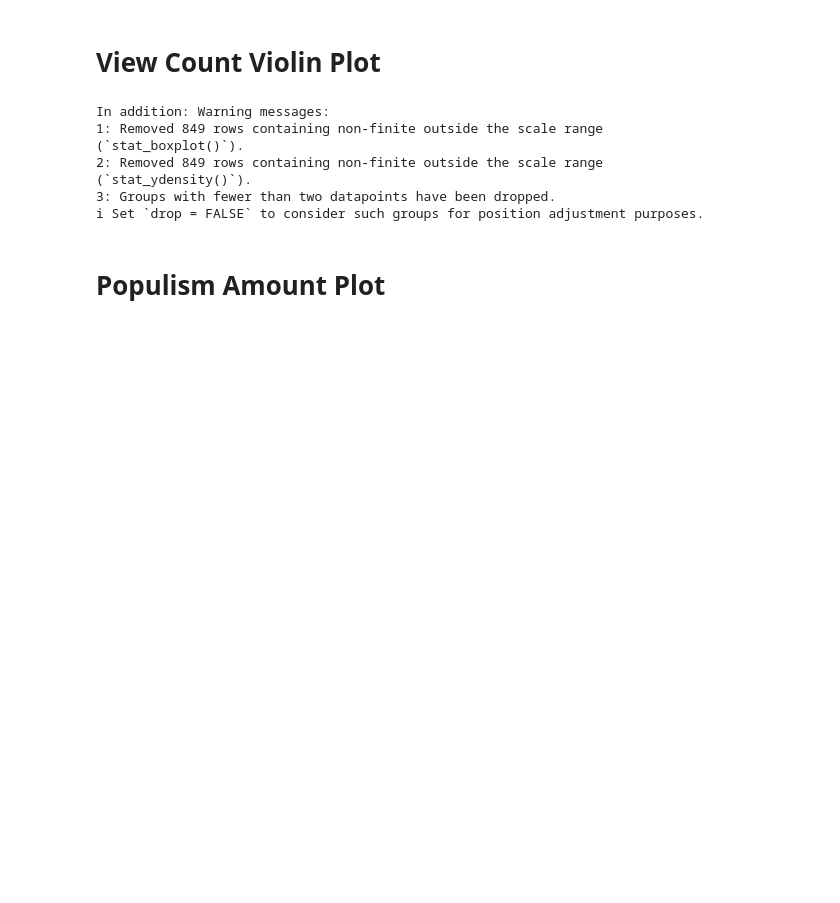
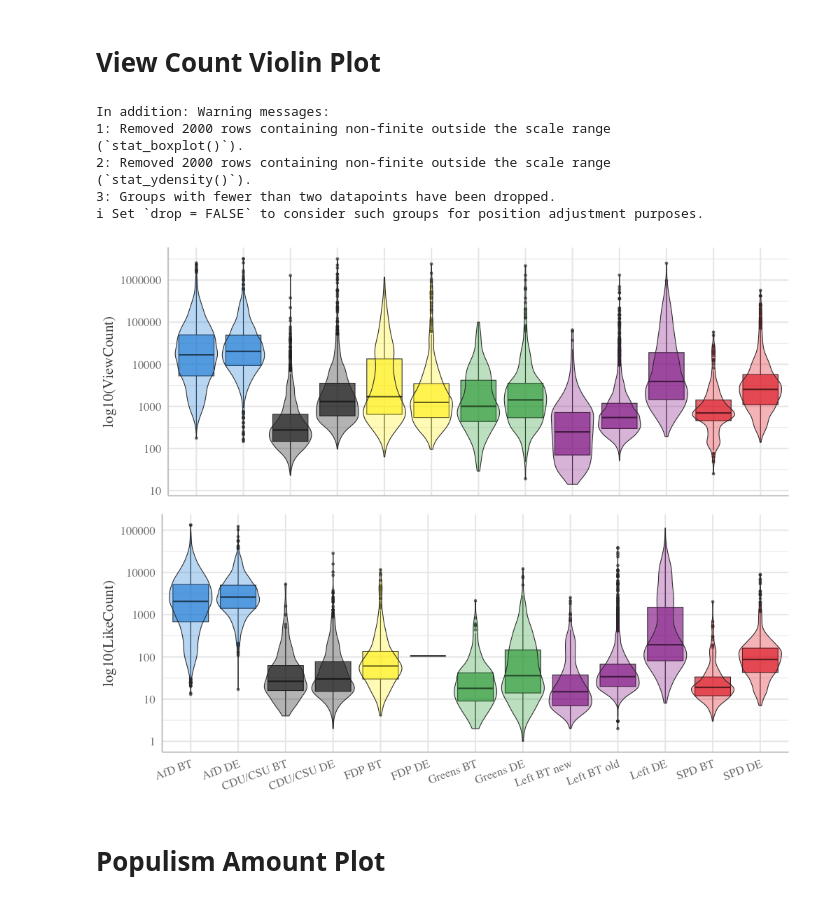
Before and after one commit to luerhard/anti-elitism-gets-views, a Jupyter notebook: pipeline/05-basic_descriptives.ipynb, the cells around one changed output. Cells and saved outputs as stored; diff of their text form; code cells hidden in the pictures; blank space fills up the shorter version.

```diff
--- a/pipeline/05-basic_descriptives.ipynb
+++ b/pipeline/05-basic_descriptives.ipynb
@@ -15,7 +10,7 @@ import src
 from src.load import DataLoader
 
 ibis.options.interactive = True
-r_colormap = src.r_colormap
+r_colormap = src.r_colormap_name
 r_out = str(src.OUT)
 pd.options.display.float_format = "{:.1f}".format
 # %%
@@ -175,42 +178,47 @@ view_plot = ggplot(df_plot, aes(x=channel, y=views, fill=channel)) +
       base_size = 21
    ) +
    theme(
-      axis.text.x=element_text(angle=20, hjust=1),
+      # axis.text.x=element_text(angle=20, hjust=1),
+      axis.text.x=element_blank(),
+      axis.ticks.x=element_blank(),
+      axis.title.x=element_blank(),
       legend.position = "none"
    ) +
-   xlab("Channel") +
+   # xlab("Party") +
    ylab("log10(ViewCount)")
 
 like_plot = ggplot(df_plot, aes(x=channel, y=likes, fill=channel)) +
    geom_boxplot(alpha=0.6) +
    geom_violin(alpha=0.3, trim=T, scale="width") +
    scale_y_continuous(trans=scales::log10_trans(), breaks=scales::breaks_log(n=8)) +
    scale_color_manual(values=cmap, aesthetics=c("color", "fill")) +
    theme_ggeffects(
       base_family = "serif",
       base_size = 21
    ) +
    theme(
       axis.text.x=element_text(angle=20, hjust=1),
-      legend.position = "none"
+      legend.position = "none",
+      axis.title.x=element_blank()
    ) +
-   xlab("Channel") +
    ylab("log10(LikeCount)")
 
 
-ggarrange(view_plot, like_plot, ncol=2)
+out <- ggarrange(view_plot, like_plot, ncol=1, heights=c(1,1.1))
 
 p <- here(r_out, "/figures/view_count.svg")
 if (file.exists(p)) file.remove(p)
-ggsave(p, width=12.4, height=9)
+ggsave(p, width=12.4, height=12.4)
+out
 # %% [output]
 In addition: Warning messages:
-1: Removed 849 rows containing non-finite outside the scale range
+1: Removed 2000 rows containing non-finite outside the scale range
 (`stat_boxplot()`).
-2: Removed 849 rows containing non-finite outside the scale range
+2: Removed 2000 rows containing non-finite outside the scale range
 (`stat_ydensity()`).
 3: Groups with fewer than two datapoints have been dropped.
 ℹ Set `drop = FALSE` to consider such groups for position adjustment purposes.
+[figure, added]
 # %% [markdown]
 # Populism Amount Plot
 # %%
```
Also changed, not shown: parts of 10 cells of this notebook, 8 other files.
